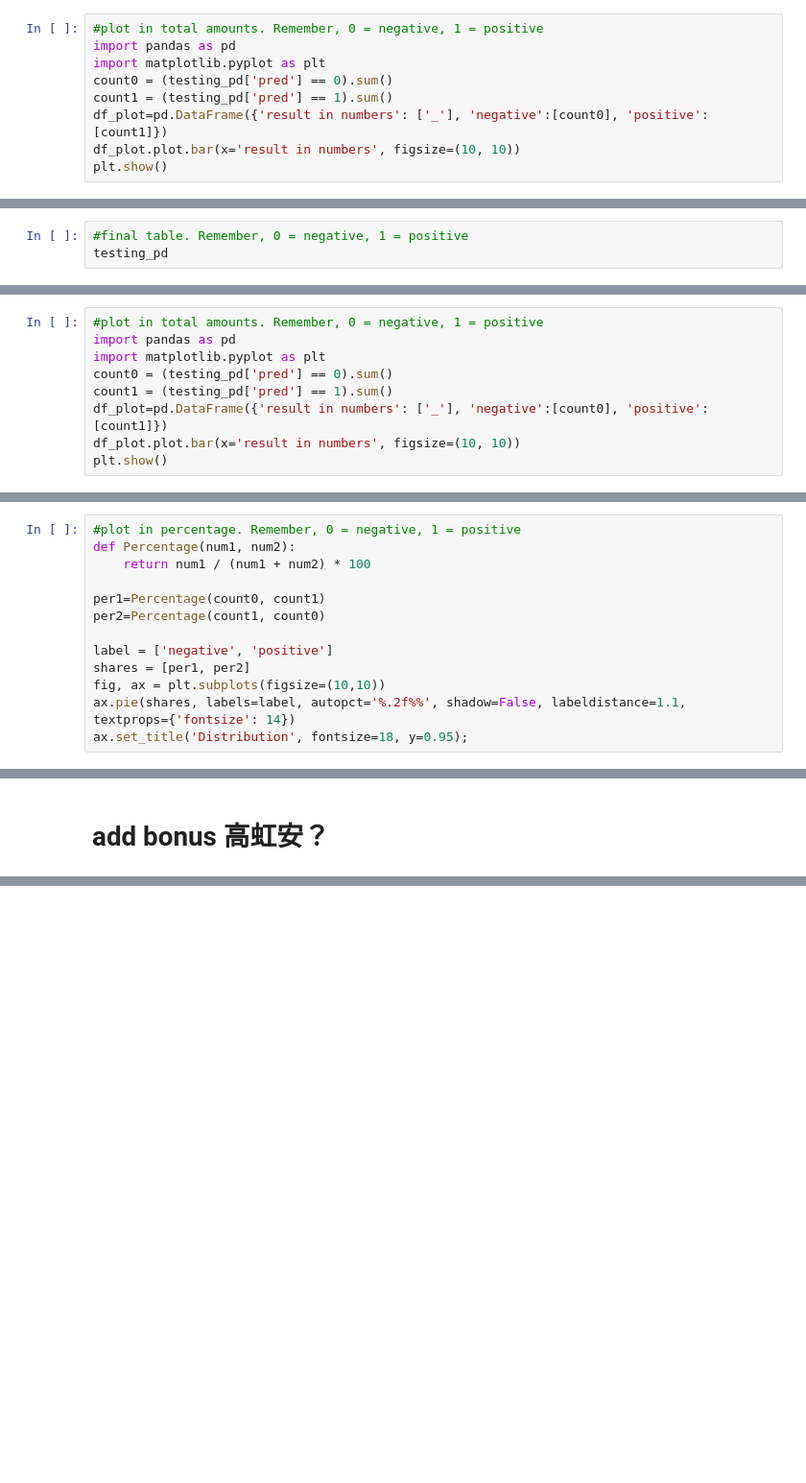
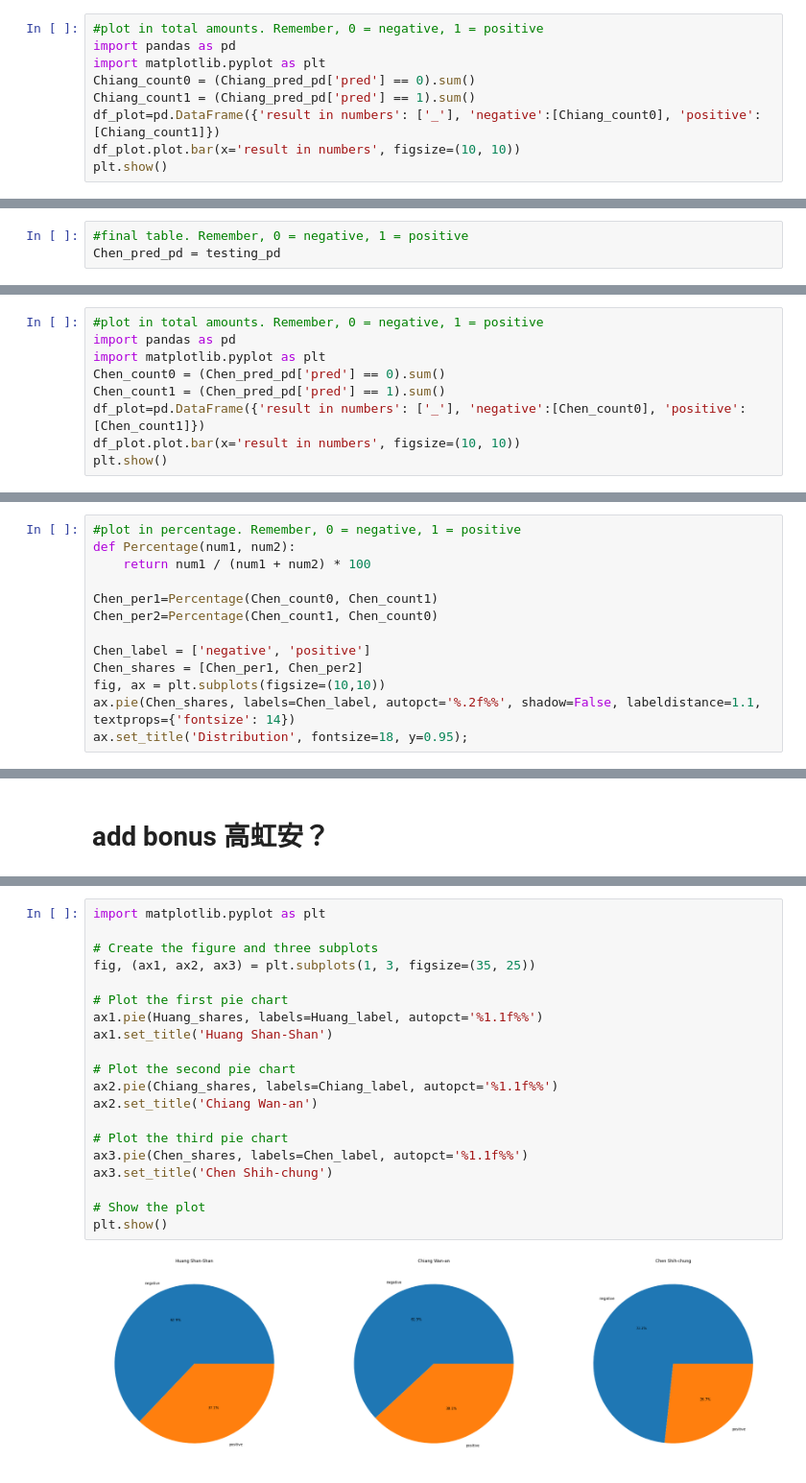
Before and after one commit to Jasper-Hewitt/Jiabo_Roberta_Chinese_sentiment, a Jupyter notebook: ElectionSentiment.ipynb, the cells around one changed output, grey strips where cells are left out. Shown: that part at 96% size. Drawn from its saved outputs; the diff is of its cells as text; blank space fills up the shorter version.

```diff
--- a/ElectionSentiment.ipynb
+++ b/ElectionSentiment.ipynb
@@ -500,9 +494,9 @@ testing_pd
 #plot in total amounts. Remember, 0 = negative, 1 = positive
 import pandas as pd
 import matplotlib.pyplot as plt
-count0 = (testing_pd['pred'] == 0).sum()
-count1 = (testing_pd['pred'] == 1).sum()
-df_plot=pd.DataFrame({'result in numbers': ['_'], 'negative':[count0], 'positive': [count1]})
+Chiang_count0 = (Chiang_pred_pd['pred'] == 0).sum()
+Chiang_count1 = (Chiang_pred_pd['pred'] == 1).sum()
+df_plot=pd.DataFrame({'result in numbers': ['_'], 'negative':[Chiang_count0], 'positive': [Chiang_count1]})
 df_plot.plot.bar(x='result in numbers', figsize=(10, 10))
 plt.show()
 # %% [output]
@@ -744,4 +729,4 @@ array([0, 0, 0, ..., 0, 0, 1])
 testing_pd['pred'] = np.argmax(pred.predictions, axis=-1)
 # %%
 #final table. Remember, 0 = negative, 1 = positive
-testing_pd
+Chen_pred_pd = testing_pd
@@ -763,9 +734,9 @@ testing_pd
 #plot in total amounts. Remember, 0 = negative, 1 = positive
 import pandas as pd
 import matplotlib.pyplot as plt
-count0 = (testing_pd['pred'] == 0).sum()
-count1 = (testing_pd['pred'] == 1).sum()
-df_plot=pd.DataFrame({'result in numbers': ['_'], 'negative':[count0], 'positive': [count1]})
+Chen_count0 = (Chen_pred_pd['pred'] == 0).sum()
+Chen_count1 = (Chen_pred_pd['pred'] == 1).sum()
+df_plot=pd.DataFrame({'result in numbers': ['_'], 'negative':[Chen_count0], 'positive': [Chen_count1]})
 df_plot.plot.bar(x='result in numbers', figsize=(10, 10))
 plt.show()
 # %% [output]
@@ -777,13 +748,13 @@ plt.show()
 def Percentage(num1, num2):
     return num1 / (num1 + num2) * 100
 
-per1=Percentage(count0, count1)
-per2=Percentage(count1, count0)
+Chen_per1=Percentage(Chen_count0, Chen_count1)
+Chen_per2=Percentage(Chen_count1, Chen_count0)
 
-label = ['negative', 'positive']
-shares = [per1, per2]
+Chen_label = ['negative', 'positive']
+Chen_shares = [Chen_per1, Chen_per2]
 fig, ax = plt.subplots(figsize=(10,10))
-ax.pie(shares, labels=label, autopct='%.2f%%', shadow=False, labeldistance=1.1,  textprops={'fontsize': 14})
+ax.pie(Chen_shares, labels=Chen_label, autopct='%.2f%%', shadow=False, labeldistance=1.1,  textprops={'fontsize': 14})
 ax.set_title('Distribution', fontsize=18, y=0.95);
 # %% [output]
 [figure]
@@ -793,0 +765,22 @@ ax.set_title('Distribution', fontsize=18, y=0.95);
+# %%
+import matplotlib.pyplot as plt
+
+# Create the figure and three subplots
+fig, (ax1, ax2, ax3) = plt.subplots(1, 3, figsize=(35, 25))
+
+# Plot the first pie chart
+ax1.pie(Huang_shares, labels=Huang_label, autopct='%1.1f%%')
+ax1.set_title('Huang Shan-Shan')
+
+# Plot the second pie chart
+ax2.pie(Chiang_shares, labels=Chiang_label, autopct='%1.1f%%')
+ax2.set_title('Chiang Wan-an')
+
+# Plot the third pie chart
+ax3.pie(Chen_shares, labels=Chen_label, autopct='%1.1f%%')
+ax3.set_title('Chen Shih-chung')
+
+# Show the plot
+plt.show()
+# %% [output]
+[figure, added]
```
Also changed, not shown: parts of 17 cells of this notebook.
